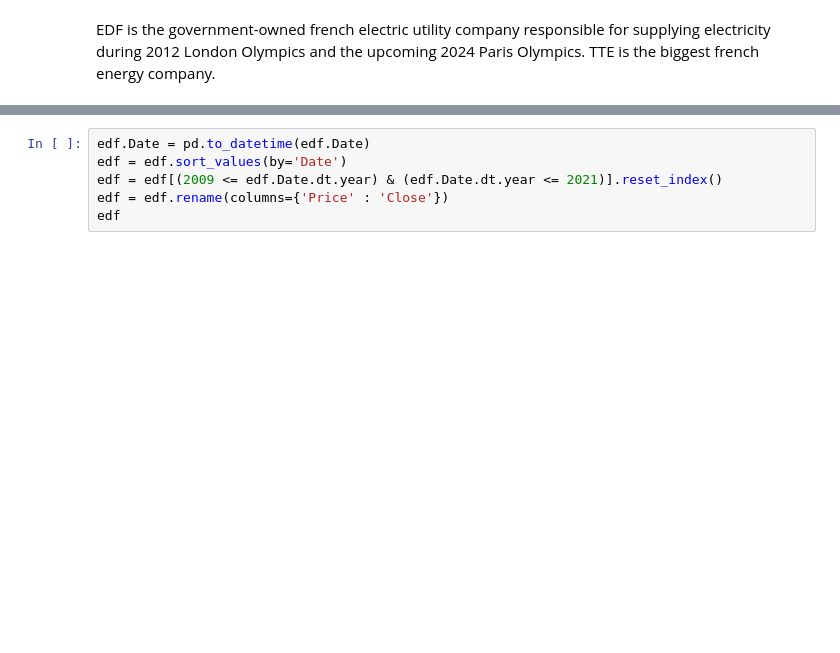
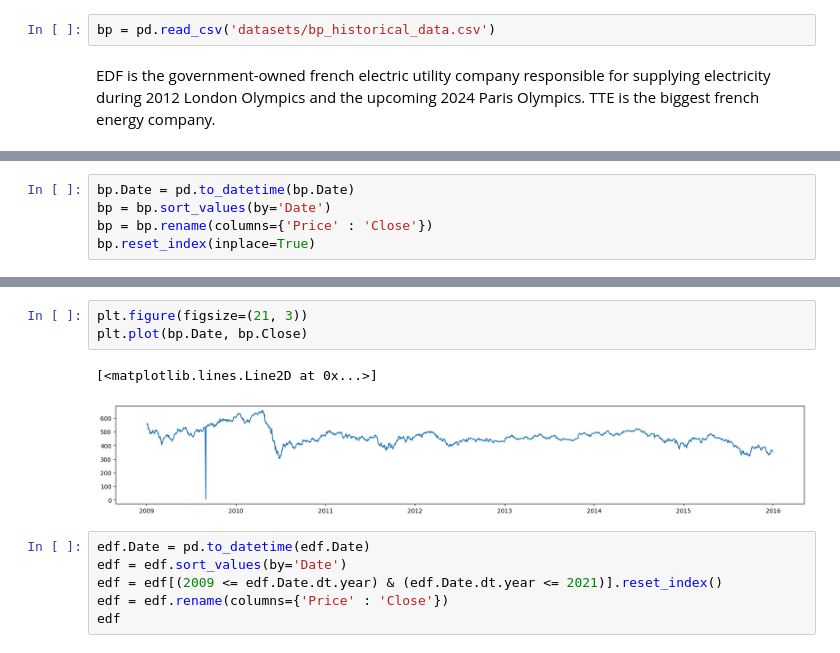
Before and after one commit to nancii-jif/olympics-energy-forecast, a Jupyter notebook: energy-stock-price-eda.ipynb, the cells around one changed output, grey strips where cells are left out. Cells and saved outputs as stored; diff of their text form; blank space fills up the shorter version.

Commit message:
new file:   cleaned-datasets/bp_stock.csv 	modified:   combined_eda.ipynb 	modified:   energy-stock-price-eda.ipynb 	new file:   index-eda.ipynb

```diff
--- a/energy-stock-price-eda.ipynb
+++ b/energy-stock-price-eda.ipynb
@@ -6,5 +6,7 @@ import seaborn as sns
 # %%
 edf = pd.read_csv('datasets/edf_stock_history.csv')
 tte = pd.read_csv('datasets/tte_stock_history.csv')
+# %%
+bp = pd.read_csv('datasets/bp_historical_data.csv')
 # %% [markdown]
 EDF is the government-owned french electric utility company responsible for supplying electricity during 2012 London Olympics and the upcoming 2024 Paris Olympics. TTE is the biggest french energy company.
@@ -10,0 +29,5 @@ EDF is the government-owned french electric utility company responsible for supp
+# %%
+bp.Date = pd.to_datetime(bp.Date)
+bp = bp.sort_values(by='Date')
+bp = bp.rename(columns={'Price' : 'Close'})
+bp.reset_index(inplace=True)
@@ -11,3 +49,9 @@ EDF is the government-owned french electric utility company responsible for supp
+# %%
+plt.figure(figsize=(21, 3))
+plt.plot(bp.Date, bp.Close)
+# %% [output]
+[<matplotlib.lines.Line2D at 0x...>]
+[figure, added]
 # %%
 edf.Date = pd.to_datetime(edf.Date)
 edf = edf.sort_values(by='Date')
```
Also changed, not shown: parts of 3 cells of this notebook, 3 other files.
